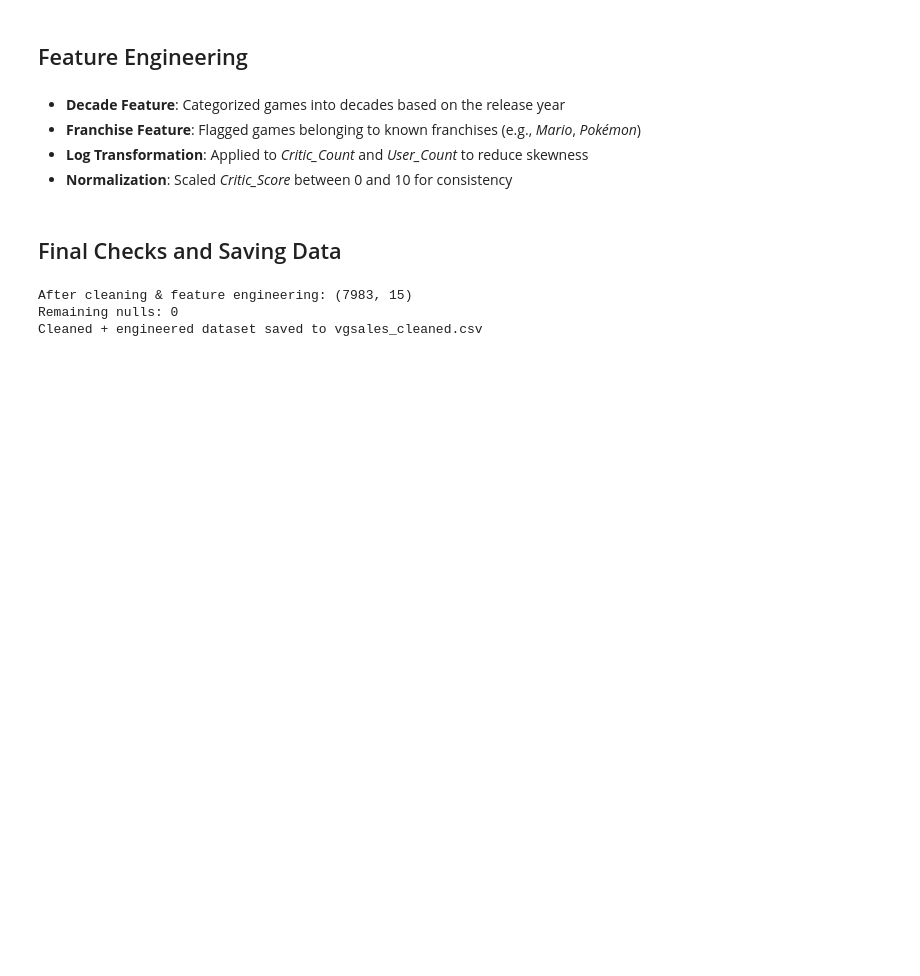
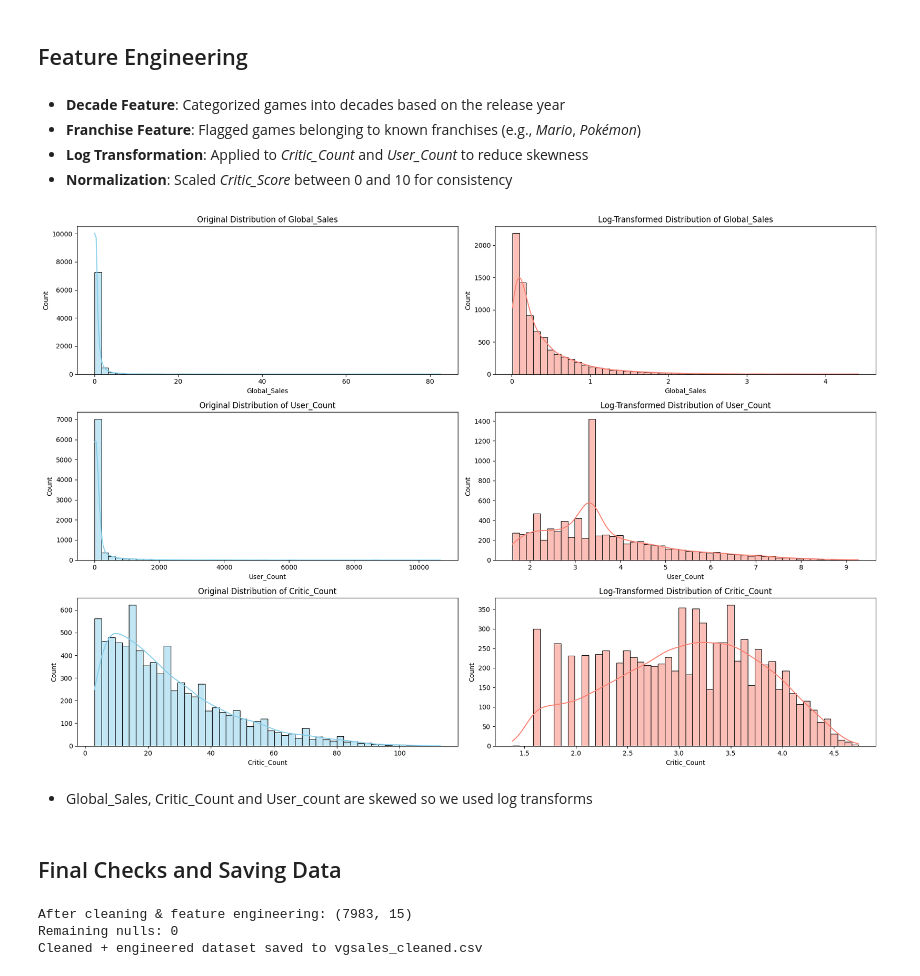
Before and after one commit to Aashi8810/ML_01_video_game_prediction, a Jupyter notebook: video_game_analysis/notebooks/FC110557_Siyas/Full.ipynb, the cells around one changed output. Drawn from its saved outputs; the diff is of its cells as text; code cells hidden in the pictures; blank space fills up the shorter version.

```diff
--- a/video_game_analysis/notebooks/FC110557_Siyas/Full.ipynb
+++ b/video_game_analysis/notebooks/FC110557_Siyas/Full.ipynb
@@ -166,6 +166,36 @@ df["User_Count_Log"] = np.log1p(df["User_Count"])
 - **Franchise Feature**: Flagged games belonging to known franchises (e.g., *Mario*, *Pokémon*)
 - **Log Transformation**: Applied to *Critic_Count* and *User_Count* to reduce skewness
 - **Normalization**: Scaled *Critic_Score* between 0 and 10 for consistency
+# %%
+import matplotlib.pyplot as plt
+import numpy as np
+import pandas as pd
+import seaborn as sns
+
+# Assuming your cleaned dataset
+df = pd.read_csv("vgsales_cleaned.csv")
+
+features = ["Global_Sales", "User_Count", "Critic_Count"]
+
+plt.figure(figsize=(18, 12))
+
+for i, col in enumerate(features, 1):
+    # Original distribution
+    plt.subplot(3, 2, 2*i-1)
+    sns.histplot(df[col], bins=50, kde=True, color='skyblue')
+    plt.title(f"Original Distribution of {col}")
+
+    # Log-transformed distribution
+    plt.subplot(3, 2, 2*i)
+    sns.histplot(np.log1p(df[col]), bins=50, kde=True, color='salmon')
+    plt.title(f"Log-Transformed Distribution of {col}")
+
+plt.tight_layout()
+plt.show()
+# %% [output]
+[figure, added]
+# %% [markdown]
+- Global_Sales, Critic_Count and User_count are skewed so we used log transforms
 # %% [markdown]
 ## Final Checks and Saving Data
 # %%
```
Also changed, not shown: parts of 2 cells of this notebook, 1 other file.
